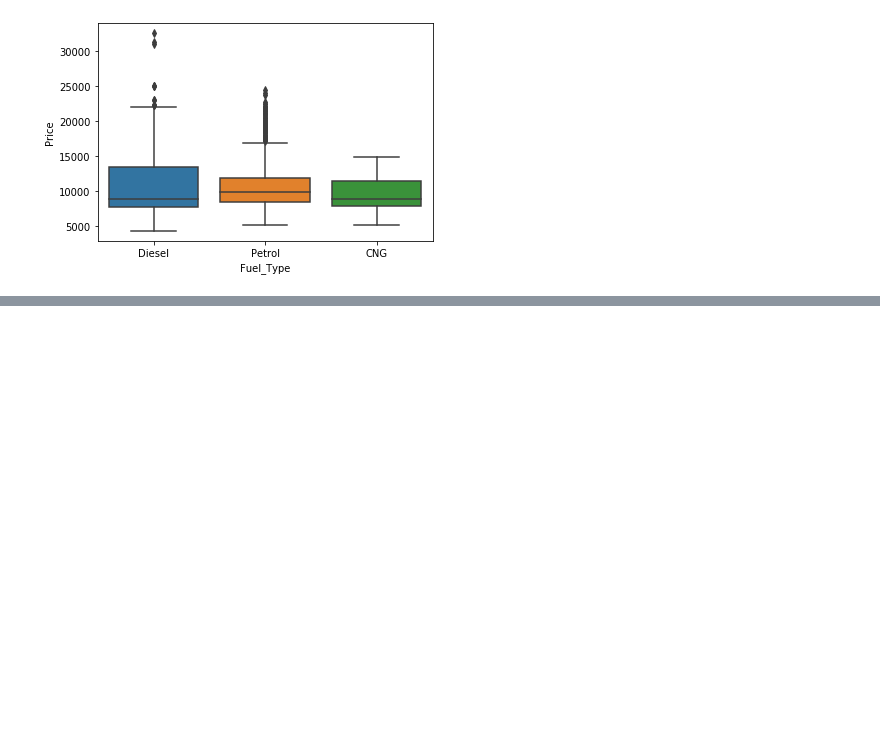
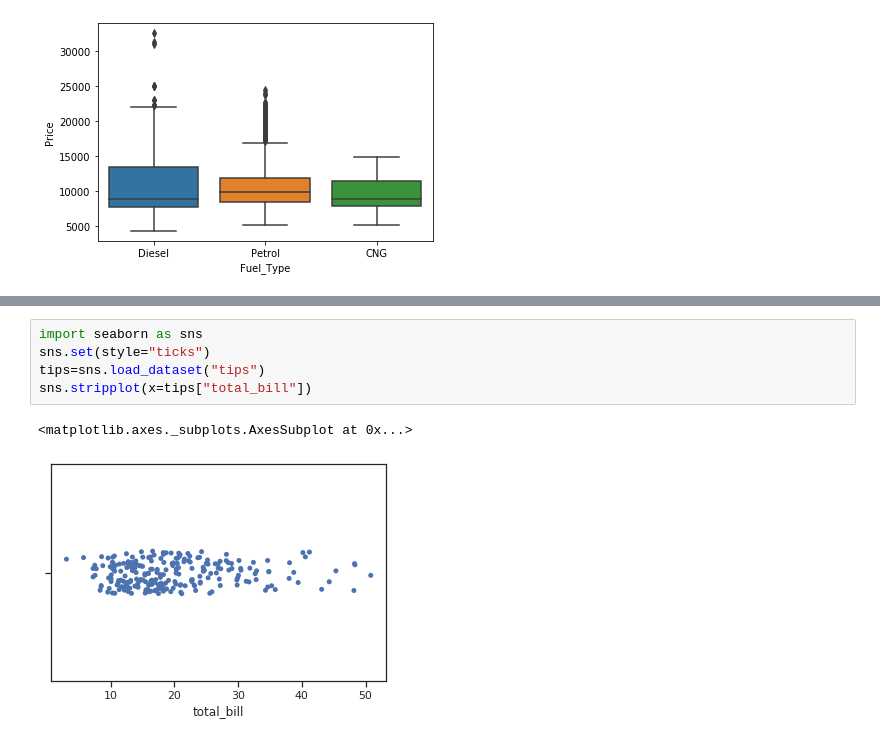
Before and after one commit to kavyarayudu/AI_ML, a Jupyter notebook: sns.ipynb, the cells around one changed output, grey strips where cells are left out. Drawn from its saved outputs; the diff is of its cells as text; blank space fills up the shorter version.

```diff
--- a/sns.ipynb
+++ b/sns.ipynb
@@ -121,0 +155,8 @@ KeyError: ignored
+# %%
+import seaborn as sns
+sns.set(style="ticks")
+tips=sns.load_dataset("tips")
+sns.stripplot(x=tips["total_bill"])
+# %% [output]
+<matplotlib.axes._subplots.AxesSubplot at 0x...>
+[figure, added]
```
Also changed, not shown: parts of 12 cells of this notebook.
